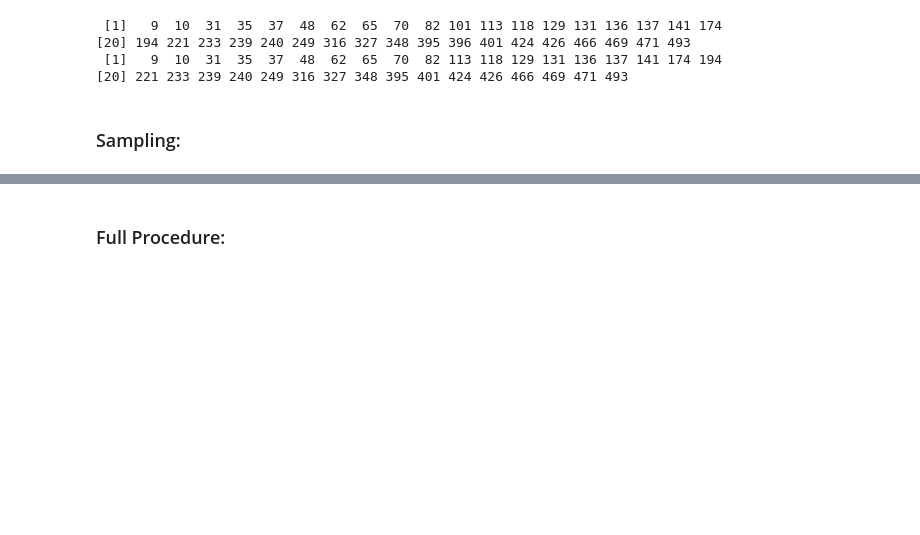
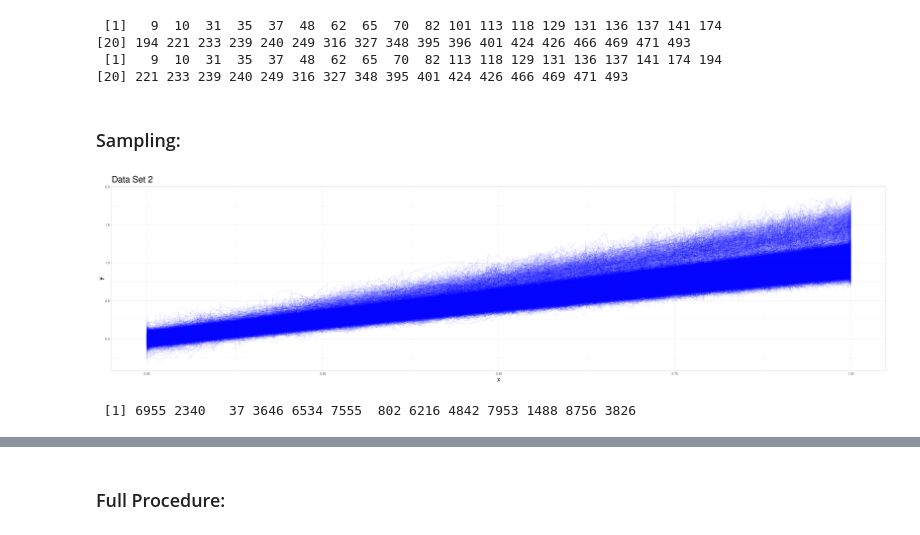
Before and after one commit to JakobJuergens/Outlier_Detection_FDA, a Jupyter notebook: Project_Main.ipynb, the cells around one changed output, grey strips where cells are left out. Drawn from its saved outputs; the diff is of its cells as text; code cells hidden in the pictures; blank space fills up the shorter version.

```diff
--- a/Project_Main.ipynb
+++ b/Project_Main.ipynb
@@ -574,9 +569,7 @@ random_access_par_helper <- function(list_path, index, alpha, B, gamma, grid){
 }
 # %%
 # cl: cluster object generated by parallel package
-# func_dat: list that contains the observations
-# each observation is a list, that contains two vectors of identical length: args and vals
-# ids: identifiers of individual observations
+# n_obs: number of observations in data set
 # n_samples: number of samples to use
 # sample_size: number of obserrvations to use in each sample
 # alpha: quantile of least deep observations to drop before bootstrapping (in approximation of C)
@@ -584,22 +577,18 @@ random_access_par_helper <- function(list_path, index, alpha, B, gamma, grid){
 # gamma: tuning parameter for smoothed bootstrap
 # list_path: path to the random access list of the data set (generated by package largeList)
 
-sampling <- function(cl, func_dat, ids, n_samples, sample_size, alpha, B, gamma, list_path){
+sampling_wrap <- function(cl, n_obs, n_samples, sample_size, alpha, B, gamma, list_path){
 
-    # determine number of observations
-    n <- length(func_dat)
-
-    # determine grid for approximation
-    grid <- grid_finder(func_dat)
+    ids <- 1:n_obs
 
     # Initialize vectors described in the theoretical section
-    num_samples <- rep(x = 0, times = n)
-    num_outliers <- rep(x = 0, times = n)
-    frac_outliers <- rep(x = 1, times = n)
+    num_samples <- rep(x = 0, times = n_obs)
+    num_outliers <- rep(x = 0, times = n_obs)
+    frac_outliers <- rep(x = 1, times = n_obs)
 
     # Draw indexes for sampling from functional data without replacement
     sample_inds <- map(.x = 1:n_samples,
-                       .f = function(i) sample(x = 1:n, size = sample_size, replace = FALSE))
+                       .f = function(i) sample(x = 1:n_obs, size = sample_size, replace = FALSE))
 
     # Determine how often each observation appeared in the samples and update the vector
     freq_samples <- tabulate(unlist(sample_inds))
@@ -610,9 +599,9 @@ sampling <- function(cl, func_dat, ids, n_samples, sample_size, alpha, B, gamma,
     sample_flagged_par <- clusterApplyLB(cl = cl,
                                          x = sample_inds,
                                          fun = function(smpl){
-                                             random_access_par_helper(list_path = list_path,
+                                             random_access_par_helper(list_path = list_path, ids = ids[smpl],
                                                                       index = smpl, alpha = alpha,
-                                                                      B = B, gamma = gamma, grid = grid)})
+                                                                      B = B, gamma = gamma)})
 
     # Determine how often each observation were flagged in the samples and update the vector
     freq_outliers <- tabulate(unlist(sample_flagged_par))
@@ -716,5 +705,37 @@ print(test$outlier_ind)
 [20] 194 221 233 239 240 249 316 327 348 395 396 401 424 426 466 469 471 493
  [1]   9  10  31  35  37  48  62  65  70  82 113 118 129 131 136 137 141 174 194
 [20] 221 233 239 240 249 316 327 348 395 401 424 426 466 469 471 493
-# %% [markdown]
-### Sampling:
+# %% [markdown]
+### Sampling:
+# %%
+# Data generated, transformed and visualized with functions from auxiliary/generate_set_2.R
+# Data set is also saved to ./data/Set_2 and if existent read from there instead
+# source("auxiliary/generate_set_2.R")
+
+if(file.exists("./data/Set_2/functional.llo") &&
+   file.exists("./data/Set_2/ids.RDS") &&
+   file.exists("./data/Set_2/outliers.RDS")){
+    data_set_2 <- list(data = readList(file = "./data/Set_2/functional.llo"),
+                       ids = readRDS(file = "./data/Set_2/ids.RDS"),
+                       outliers = readRDS(file = "./data/Set_2/outliers.RDS"))
+
+} else{
+    data_set_2 <- generate_set_2()
+}
+
+tidy_set_2 <- tidify_2(data_set_2$data, data_set_2$ids)
+vis_2(tidy_set_2)
+# %% [output]
+[figure, added]
+# %%
+my_index <- sample(1:10000, size = 200)
+
+my_func_dat <- readList(file = "./data/Set_2/functional.llo", index = my_index)
+
+test <- random_access_par_helper(list_path = "./data/Set_2/functional.llo", ids = my_index, index = my_index, alpha = 0.05, B = 100, gamma = 0.05)
+#test_2 <- detection_wrap(func_dat = my_func_dat, ids = my_index, alpha = 0.05, B = 100, gamma = 0.05)
+
+print(test)
+#print(test_2)
+# %% [output]
+ [1] 6955 2340   37 3646 6534 7555  802 6216 4842 7953 1488 8756 3826
```
Also changed, not shown: parts of 3 cells of this notebook, 4 other files.
